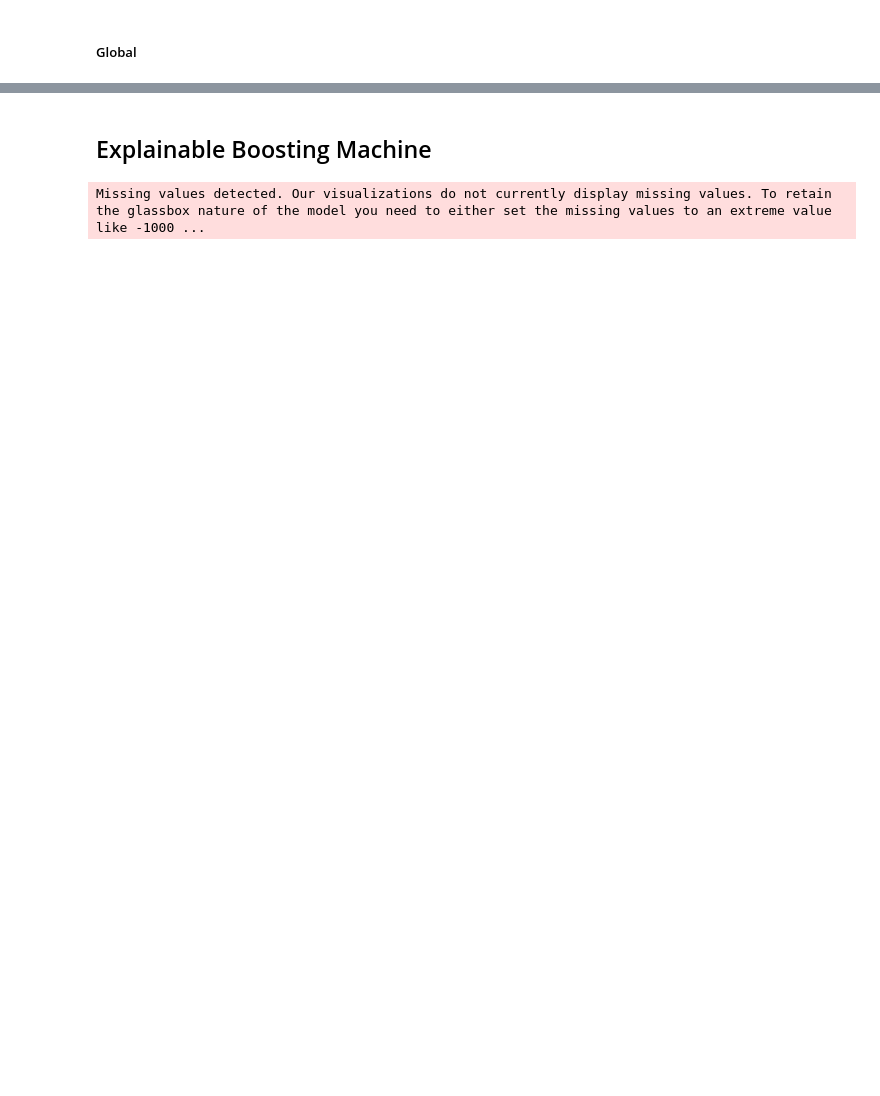
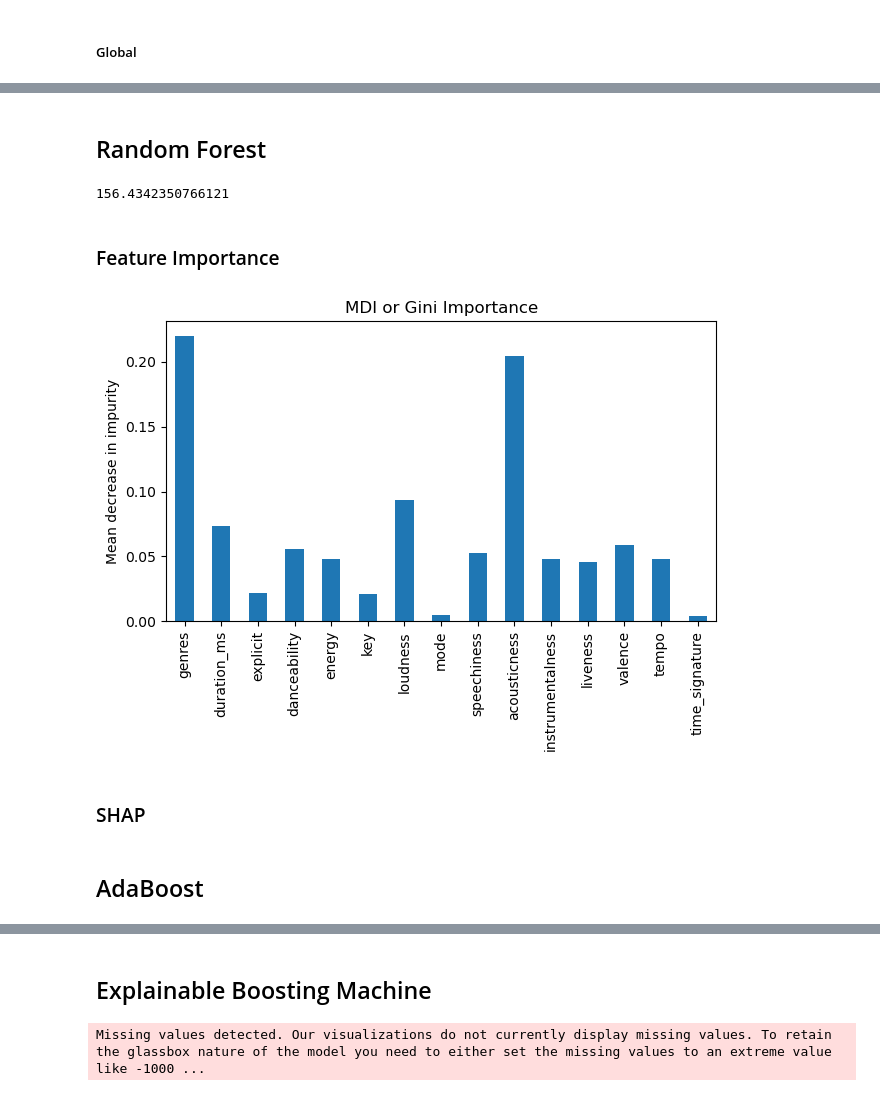
Before and after one commit to Zoroa1885/Spotify_song_popularity_prediction, a Jupyter notebook: spotify_song_popularity_prediction.ipynb, the cells around one changed output, grey strips where cells are left out. Cells and saved outputs as stored; diff of their text form; code cells hidden in the pictures; blank space fills up the shorter version.

```diff
--- a/spotify_song_popularity_prediction.ipynb
+++ b/spotify_song_popularity_prediction.ipynb
@@ -224,3 +255,0 @@ X.isnull().sum()
-# %%
-predictors.remove("release_year")
-predictors.remove("artist_popularity")
@@ -229,5 +274,6 @@ y = X[response]
 # %%
-X = X[predictors]
+y = X_full[response]
+X = X_full[predictors]
 
 X_train, X_test, y_train, y_test = train_test_split(X, y, test_size = 0.2, random_state = 42)
 # %% [markdown]
@@ -341,9 +381,9 @@ for var in num_cols:
 # %% [markdown]
 ## XGBoost
 # %%
-xgb_model = xgb.XGBRegressor(n_estimators = 1000)
+xgb_model = xgb.XGBRegressor()
 
 xgb_model.fit(X_train, y_train)
 
-preds = xgb_model.predict(X_test)
+xgb_preds = xgb_model.predict(X_test)
 # %%
@@ -418,0 +471,27 @@ shap.summary_plot(shap_values, X_test)
+# %% [markdown]
+## Random Forest
+# %%
+randForest_model = RandomForestRegressor(n_estimators=50)
+
+randForest_model.fit(X_train, y_train)
+
+randForest_preds = randForest_model.predict(X_test)
+# %%
+round(mean_squared_error(y_test, randForest_preds),2)
+# %% [output]
+156.4342350766121
+# %% [markdown]
+### Feature Importance
+# %%
+importances = randForest_model.feature_importances_
+forest_importances = pd.Series(importances, index=X.columns)
+
+fig, ax = plt.subplots()
+forest_importances.plot.bar(ax=ax)
+ax.set_title("MDI or Gini Importance")
+ax.set_ylabel("Mean decrease in impurity")
+fig.tight_layout()
+# %% [output]
+[figure, added]
+# %% [markdown]
+### SHAP
@@ -418,0 +509,2 @@ shap.summary_plot(shap_values, X_test)
+# %% [markdown]
+## AdaBoost
```
Also changed, not shown: parts of 43 cells of this notebook.
